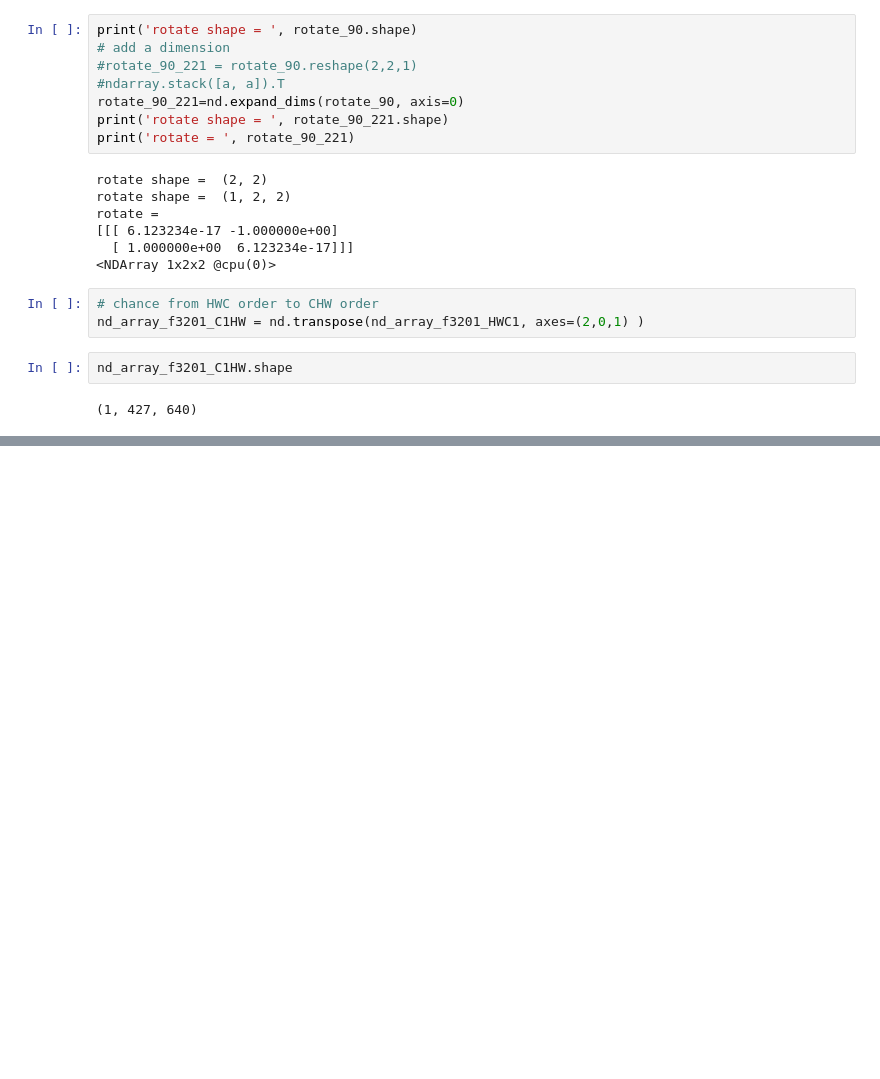
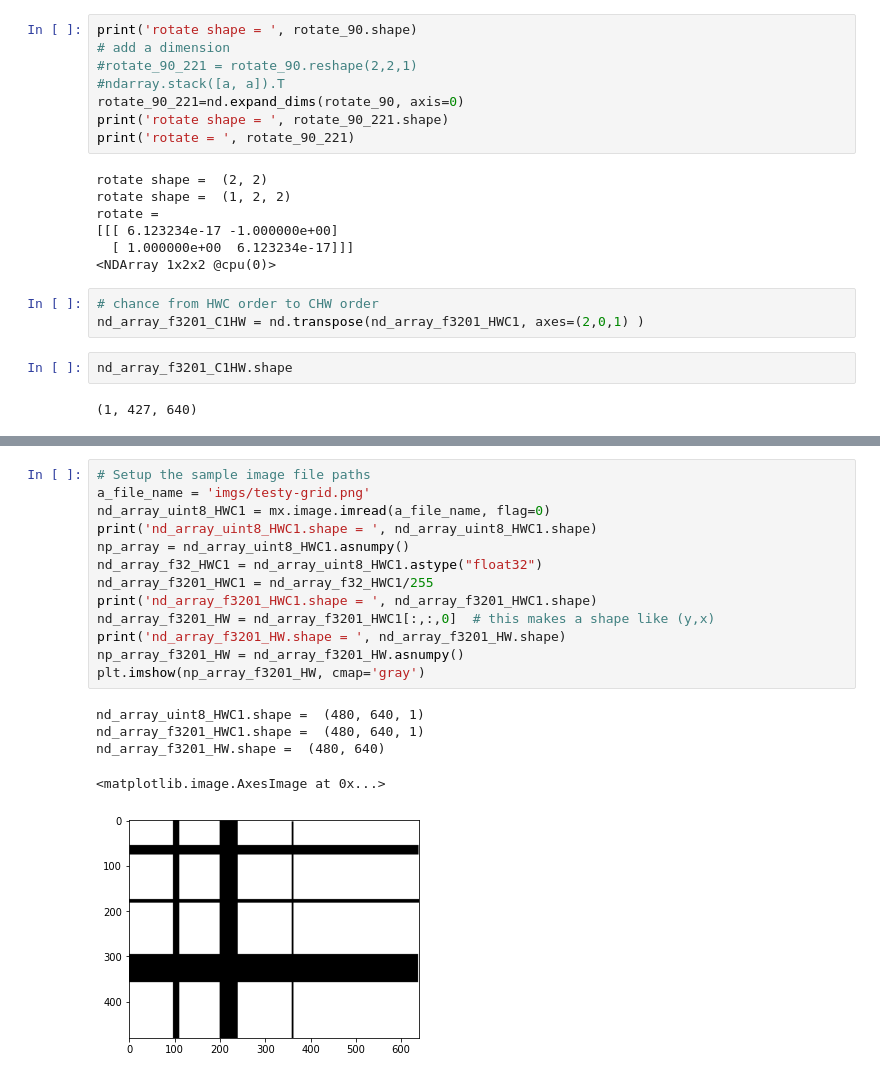
Before and after one commit to rtp-aws/devpost_aws_disaster_response, a Jupyter notebook: python/gray_rotate_two.ipynb, the cells around one changed output, grey strips where cells are left out. Cells and saved outputs as stored; diff of their text form; blank space fills up the shorter version.

```diff
--- a/python/gray_rotate_two.ipynb
+++ b/python/gray_rotate_two.ipynb
@@ -142,0 +147,19 @@ MXNetError: Check failed: l == 1 || r == 1: operands could not be broadcast toge
+# %%
+# Setup the sample image file paths
+a_file_name = 'imgs/testy-grid.png'
+nd_array_uint8_HWC1 = mx.image.imread(a_file_name, flag=0)
+print('nd_array_uint8_HWC1.shape = ', nd_array_uint8_HWC1.shape)
+np_array = nd_array_uint8_HWC1.asnumpy()
+nd_array_f32_HWC1 = nd_array_uint8_HWC1.astype("float32")
+nd_array_f3201_HWC1 = nd_array_f32_HWC1/255
+print('nd_array_f3201_HWC1.shape = ', nd_array_f3201_HWC1.shape)
+nd_array_f3201_HW = nd_array_f3201_HWC1[:,:,0]  # this makes a shape like (y,x)
+print('nd_array_f3201_HW.shape = ', nd_array_f3201_HW.shape)
+np_array_f3201_HW = nd_array_f3201_HW.asnumpy()
+plt.imshow(np_array_f3201_HW, cmap='gray')
+# %% [output]
+nd_array_uint8_HWC1.shape =  (480, 640, 1)
+nd_array_f3201_HWC1.shape =  (480, 640, 1)
+nd_array_f3201_HW.shape =  (480, 640)
+<matplotlib.image.AxesImage at 0x...>
+[figure, added]
```
Also changed, not shown: parts of 12 cells of this notebook, 2 other files.
